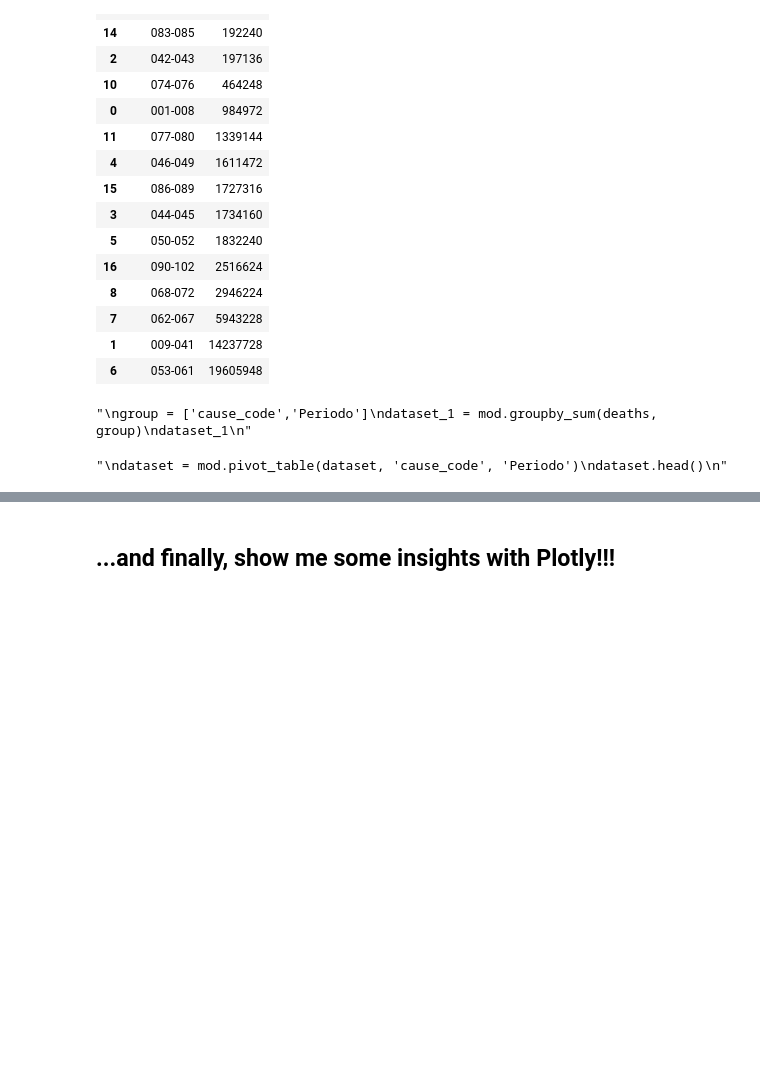
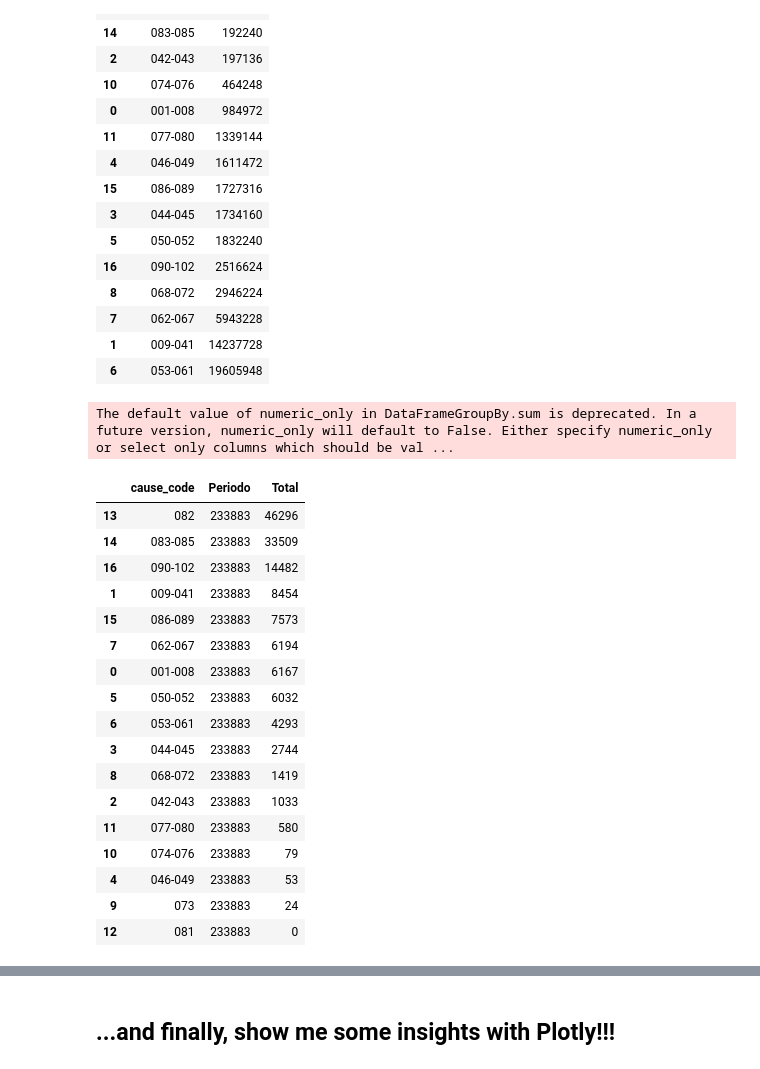
Before and after one commit to MargaMontV/deadly_viz_challenge, a Jupyter notebook: notebooks/deadly_viz_challenge.ipynb, the cells around one changed output, grey strips where cells are left out. Drawn from its saved outputs; the diff is of its cells as text; code cells hidden in the pictures; blank space fills up the shorter version.

```diff
--- a/notebooks/deadly_viz_challenge.ipynb
+++ b/notebooks/deadly_viz_challenge.ipynb
@@ -273,20 +317,42 @@ muerte_historica_3
 | 7 | 062-067 | 5943228 |
 | 1 | 009-041 | 14237728 |
 | 6 | 053-061 | 19605948 |
-# %%
-# Example 2
-"""
-group = ['cause_code','Periodo']
-dataset_1 = mod.groupby_sum(deaths, group)
-dataset_1
-"""
-# %% [output]
-"\ngroup = ['cause_code','Periodo']\ndataset_1 = mod.groupby_sum(deaths, group)\ndataset_1\n"
-# %%
-# Example 3
-"""
-dataset = mod.pivot_table(dataset, 'cause_code', 'Periodo')
-dataset.head()
-"""
-# %% [output]
-"\ndataset = mod.pivot_table(dataset, 'cause_code', 'Periodo')\ndataset.head()\n"
+# %%
+# Childre death causes
+children = mod.row_filter(deaths, 'cause_code',
+                                   ['001-008', '009-041', '042-043', '044-045',
+                                    '046-049', '050-052', '053-061', '062-067', '068-072', '073',
+                                    '074-076', '077-080', '081', '082', '083-085', '086-089', '090-102'])
+children_2 = mod.row_filter(children, 'Edad', ['Menos de 1 año', 'De 1 a 4 años',
+                                           'De 5 a 9 años', 'De 10 a 14 años'])
+children_3 = mod.row_filter(children_2, 'Sexo', ['Total'])
+
+children_3["Edad"] = children_3["Edad"].str.replace("Menos de 1 año", "00 a 01")
+children_3["Edad"] = children_3["Edad"].str.replace("De 1 a 4 años", "01 a 04")
+children_3["Edad"] = children_3["Edad"].str.replace("De 5 a 9 años", "05 a 09")
+children_3["Edad"] = children_3["Edad"].str.replace("De 10 a 14 años", "10 a 14")
+
+children_4 = children_3.sort_values(by=['Total'], ascending=False)
+children_5 = children_4.groupby(['cause_code'],
+                    as_index=False).sum().sort_values(by = 'Total', ascending= False)
+children_5
+# %% [output]
+The default value of numeric_only in DataFrameGroupBy.sum is deprecated. In a future version, numeric_only will default to False. Either specify numeric_only or select only columns which should be val ...
+|  | cause_code | Periodo | Total |
+| 13 | 082 | 233883 | 46296 |
+| 14 | 083-085 | 233883 | 33509 |
+| 16 | 090-102 | 233883 | 14482 |
+| 1 | 009-041 | 233883 | 8454 |
+| 15 | 086-089 | 233883 | 7573 |
+| 7 | 062-067 | 233883 | 6194 |
+| 0 | 001-008 | 233883 | 6167 |
+| 5 | 050-052 | 233883 | 6032 |
+| 6 | 053-061 | 233883 | 4293 |
+| 3 | 044-045 | 233883 | 2744 |
+| 8 | 068-072 | 233883 | 1419 |
+| 2 | 042-043 | 233883 | 1033 |
+| 11 | 077-080 | 233883 | 580 |
+| 10 | 074-076 | 233883 | 79 |
+| 4 | 046-049 | 233883 | 53 |
+| 9 | 073 | 233883 | 24 |
+| 12 | 081 | 233883 | 0 |
```
Also changed, not shown: parts of 17 cells of this notebook.
